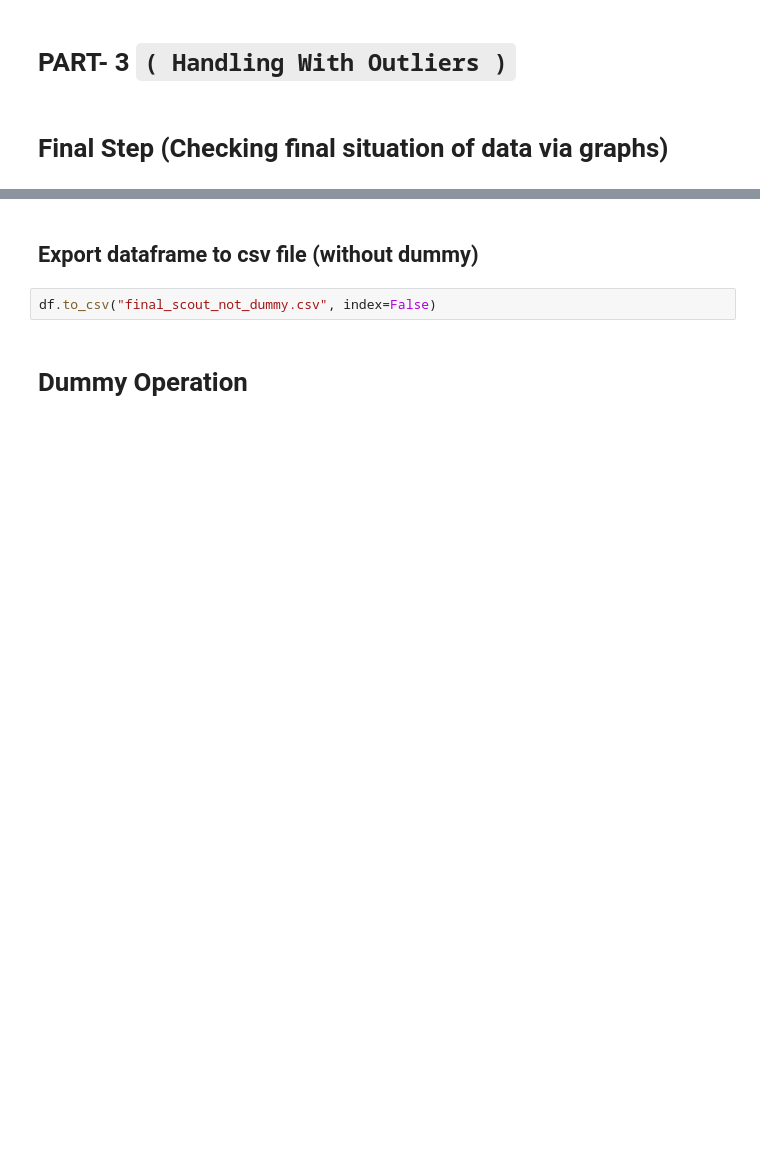
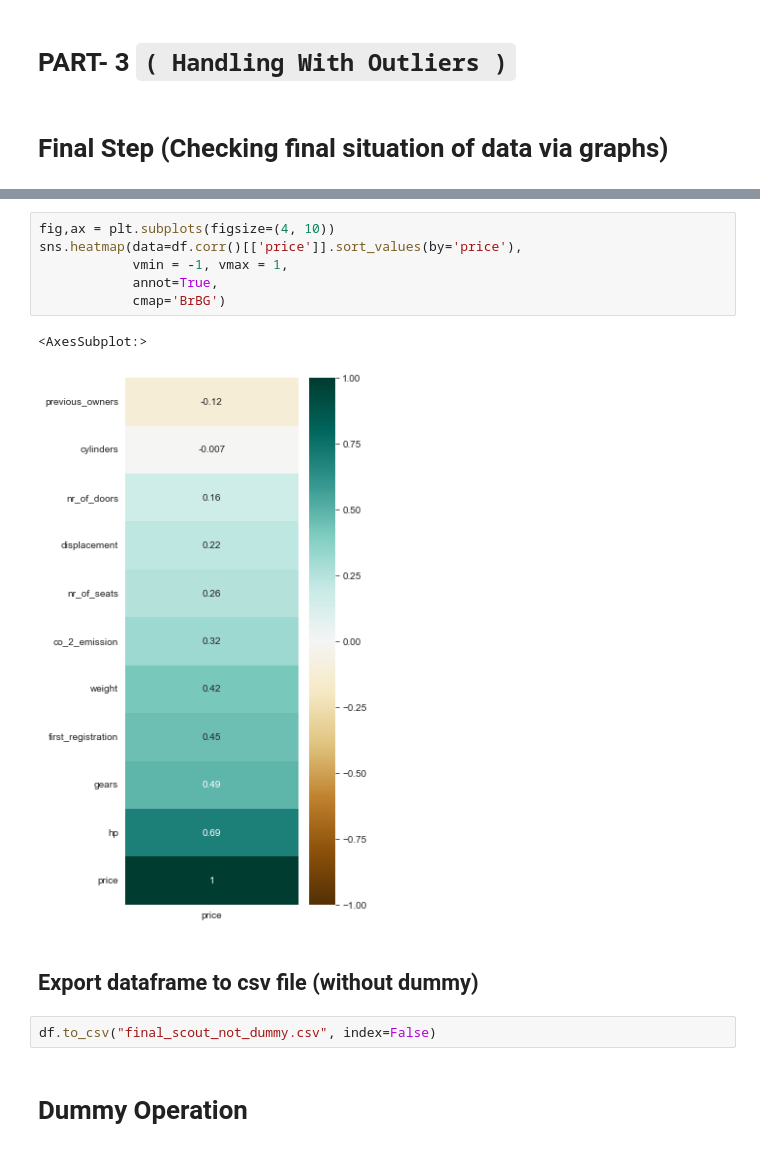
Before and after one commit to YusufSHub/DAwPython-Capstone-Project, a Jupyter notebook: DAwPy-Capstone_Project_(AutoScout)_D1124-Yusuf Missing Values.ipynb, the cells around one changed output, grey strips where cells are left out. Cells and saved outputs as stored; diff of their text form; blank space fills up the shorter version.

```diff
--- a/DAwPy-Capstone_Project_(AutoScout)_D1124-Yusuf Missing Values.ipynb
+++ b/DAwPy-Capstone_Project_(AutoScout)_D1124-Yusuf Missing Values.ipynb
@@ -192,3 +544,12 @@ dtype: float64
+# %%
+fig,ax = plt.subplots(figsize=(4, 10))
+sns.heatmap(data=df.corr()[['price']].sort_values(by='price'),
+            vmin = -1, vmax = 1,
+            annot=True,
+            cmap='BrBG')
+# %% [output]
+<AxesSubplot:>
+[figure, added]
 # %% [markdown]
 ## Export dataframe to csv file (without dummy)
 # %%
```
Also changed, not shown: parts of 55 cells of this notebook.
